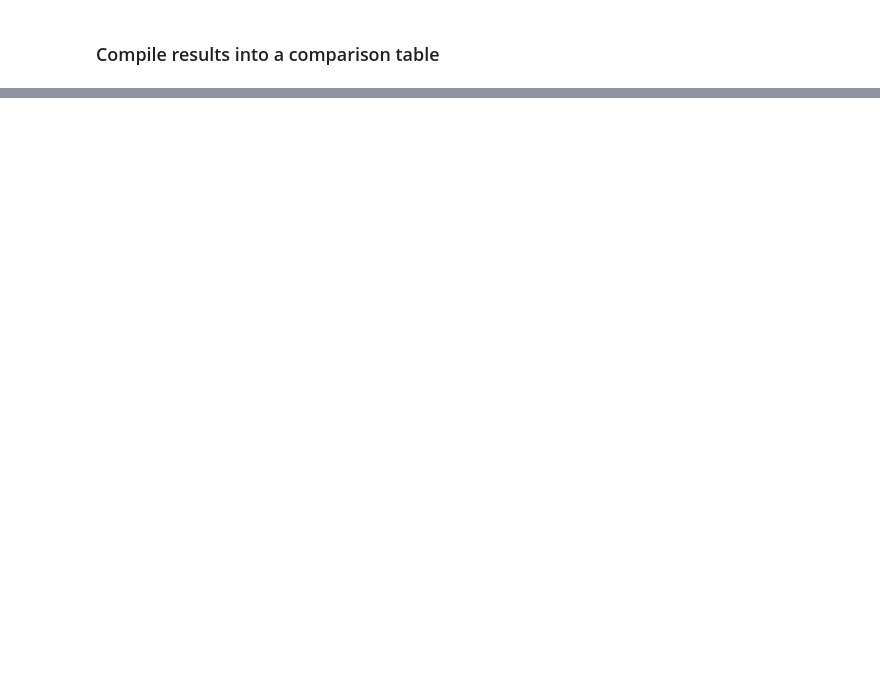
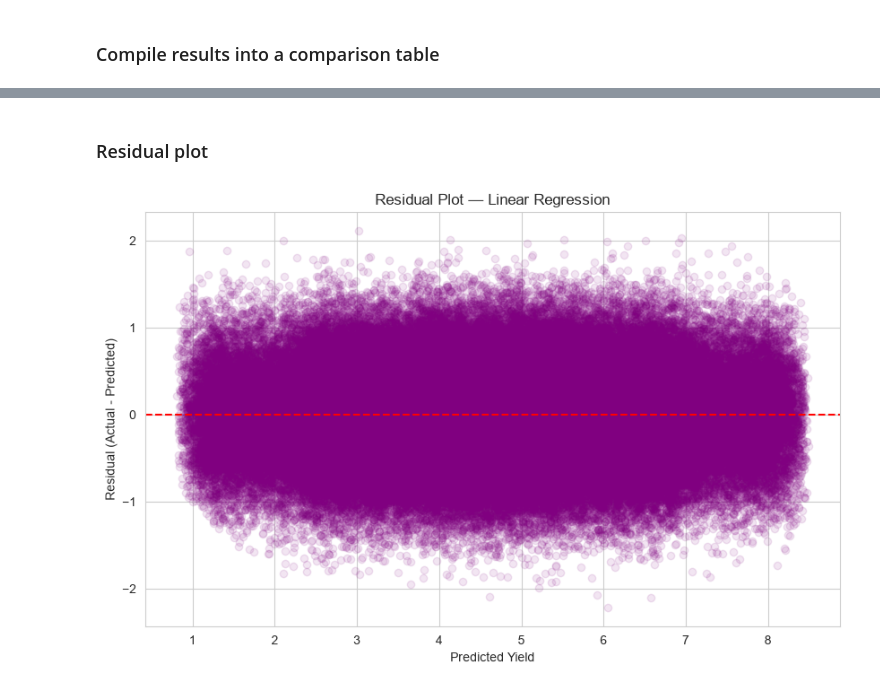
Before and after one commit to ShiharaXcor/AgriYield-AI, a Jupyter notebook: notebooks/05_model_training.ipynb, the cells around one changed output, grey strips where cells are left out. Drawn from its saved outputs; the diff is of its cells as text; code cells hidden in the pictures; blank space fills up the shorter version.

```diff
--- a/notebooks/05_model_training.ipynb
+++ b/notebooks/05_model_training.ipynb
@@ -264,0 +245,15 @@ print("All models saved to ../models/trained/")
+# %% [markdown]
+### Residual plot
+# %%
+residuals = y_test - y_pred_best
+
+plt.figure(figsize=(10, 6))
+plt.scatter(y_pred_best, residuals, alpha=0.1, color="purple")
+plt.axhline(y=0, color="red", linestyle="--")
+plt.xlabel("Predicted Yield")
+plt.ylabel("Residual (Actual - Predicted)")
+plt.title(f"Residual Plot — {best_model_name}")
+plt.savefig("../reports/figures/14_residual_plot.png", dpi=150, bbox_inches="tight")
+plt.show()
+# %% [output]
+[figure, added]
```
Also changed, not shown: parts of 27 cells of this notebook, 10 other files.
